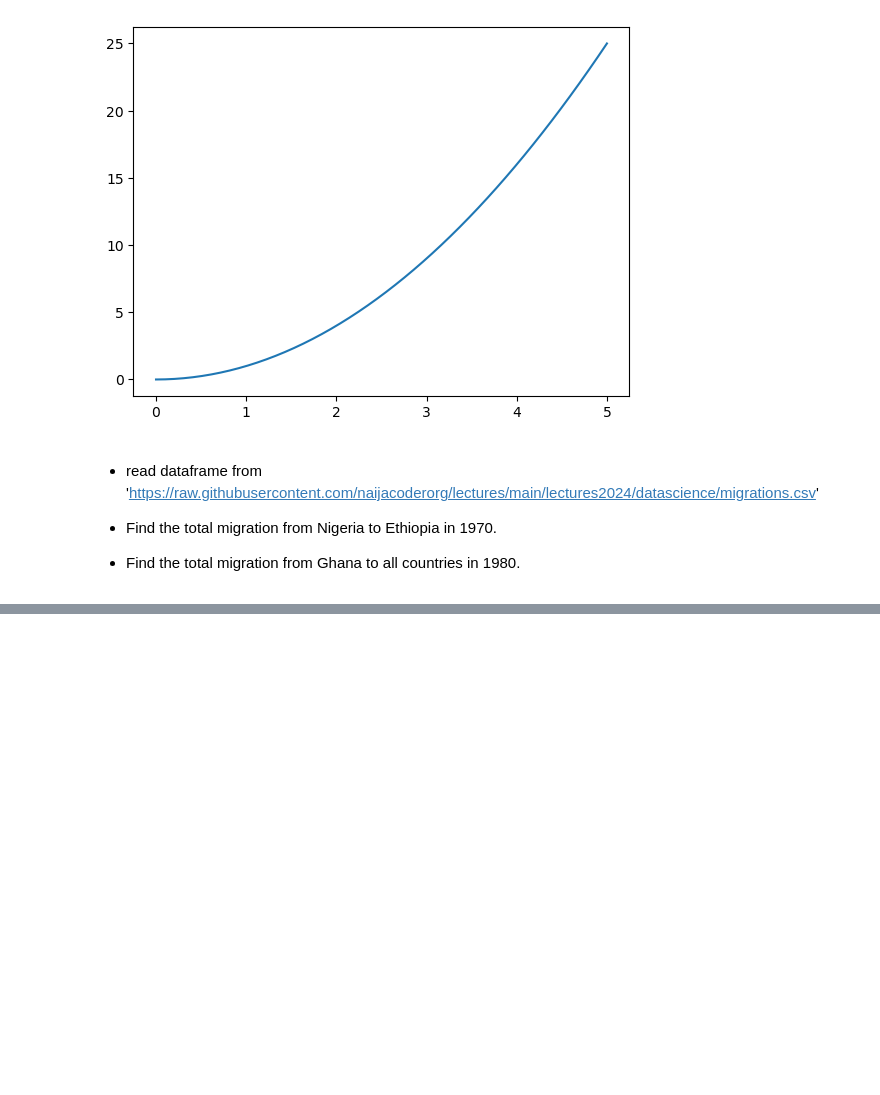
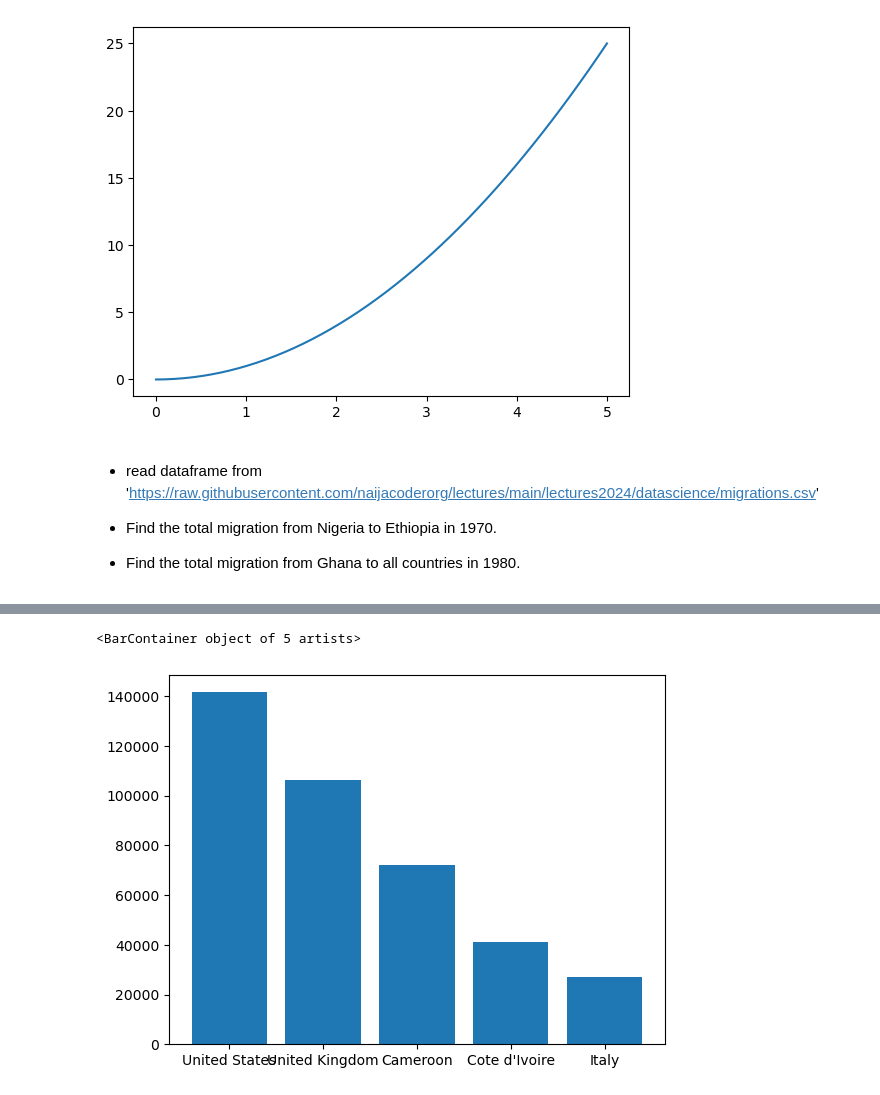
Before and after one commit to lekez2005/naijacoder-2025, a Jupyter notebook: day7.ipynb, the cells around one changed output, grey strips where cells are left out. Drawn from its saved outputs; the diff is of its cells as text; code cells hidden in the pictures; blank space fills up the shorter version.

```diff
--- a/day7.ipynb
+++ b/day7.ipynb
@@ -55,0 +123,10 @@ by_continent = df2.groupby('origin_continent')
+# %%
+NGA_continent_emigrations = (df[df['origin_country'] == 'Nigeria']
+                             .groupby(['origin_country','dest_country'])
+                             ['2000']
+                             .sum()
+                             .reset_index()
+                             .sort_values(by='2000', ascending=False)
+                             .head(5)
+                            )
+NGA_continent_emigrations
@@ -55,0 +140,7 @@ by_continent = df2.groupby('origin_continent')
+# %%
+dest_countries = NGA_continent_emigrations['dest_country']
+total_migrations = NGA_continent_emigrations['2000']
+plt.bar(dest_countries, total_migrations) # first arg is for x-axis, second arg is for y-axis, we can optionally specify a color for the bars
+# %% [output]
+<BarContainer object of 5 artists>
+[figure, added]
```
Also changed, not shown: parts of 7 cells of this notebook.
